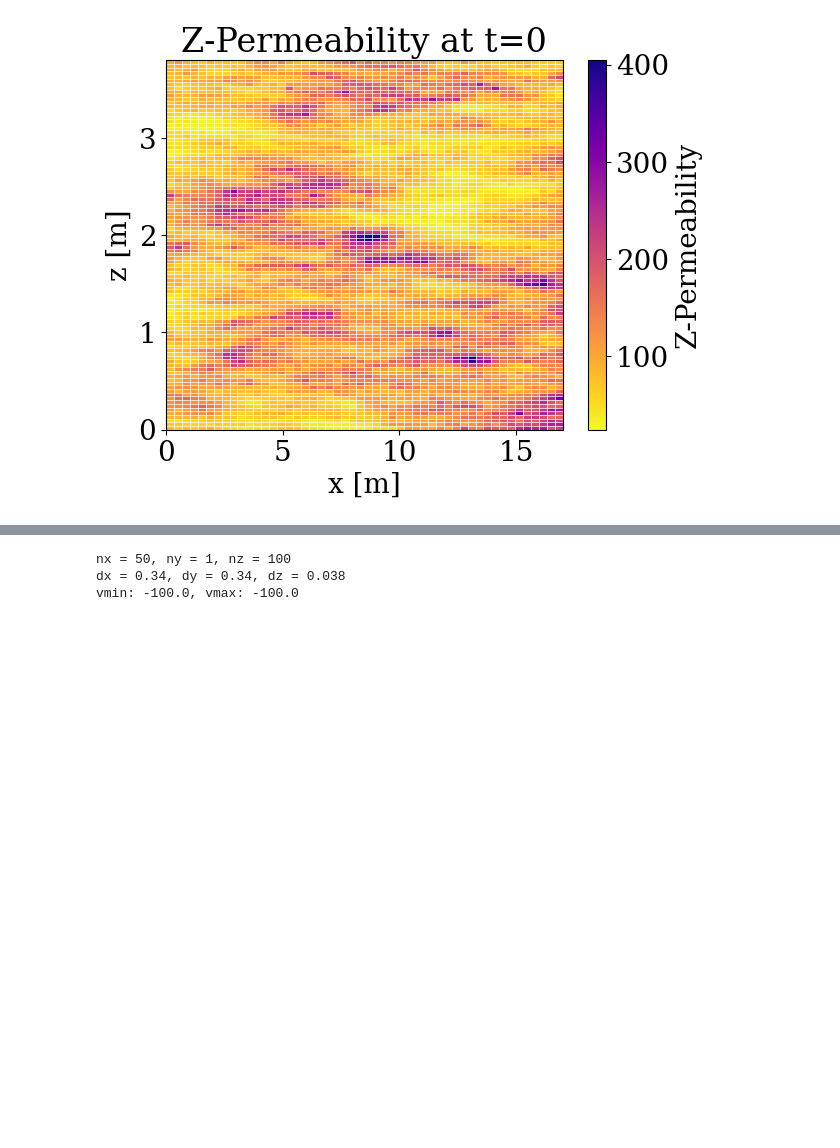
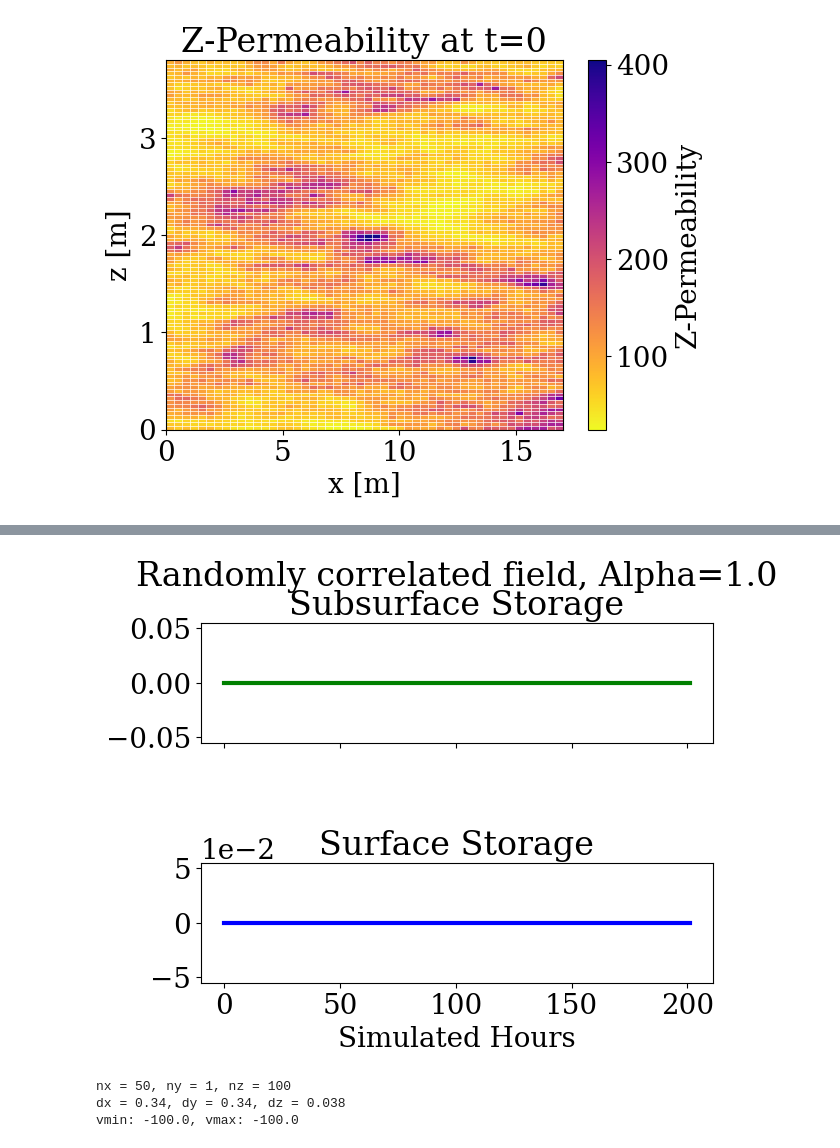
Before and after one commit to mashadab/ParFlow-project, a Jupyter notebook: Correlated-random-fields/Correlated-random-fields-Harvey-transient.ipynb, the cells around one changed output, grey strips where cells are left out. Cells and saved outputs as stored; diff of their text form; code cells hidden in the pictures; blank space fills up the shorter version.

Commit message:
Working on variation of surface/subsurface storage

```diff
--- a/Correlated-random-fields/Correlated-random-fields-Harvey-transient.ipynb
+++ b/Correlated-random-fields/Correlated-random-fields-Harvey-transient.ipynb
@@ -443,3 +443,81 @@ nx = 50, ny = 1, nz = 100
 dx = 0.34, dy = 0.34, dz = 0.038
 vmin: 24.271235829401636, vmax: 404.63964864827125
 [figure]
+# %%
+import parflow.tools.hydrology as hydro
+from glob import glob
+import matplotlib.pyplot as plt
+import numpy as np
+from parflow.tools.fs import get_absolute_path, cp, rm, mkdir, exists
+import parflow as pf
+
+def surface_subsurface_storage(alpha_vG):
+    run = Run.from_definition(f'{dir_name}/{run_name}.pfidb')
+    data = run.data_accessor
+    nt = len(data.times)
+    nx = data.shape[2]
+    ny = data.shape[1]
+    nz = data.shape[0]
+    dx = data.dx
+    dy = data.dy
+    dz = data.dz
+
+    print(nt,nx,ny,nz,dx,dy,dz)
+
+    porosity = data.computed_porosity
+    specific_storage = data.specific_storage
+    mannings = run.Mannings.Geom.domain.Value
+
+    ## remove input filenames for TopoSlopes to force the data accessor to read the output slopes
+    ## this fixes a windows issue
+    run.TopoSlopesX.FileName = None
+    run.TopoSlopesY.FileName = None
+
+    #slopex = data.slope_x
+    #slopey = data.slope_y
+    mask = data.mask
+
+    # formatting the mask so that values outside the domain are NA and inside the domain are 1
+    nanmask=mask.copy()
+    nanmask[nanmask == 0] = 'NaN'
+    nanmask[nanmask > 0] = 1
+
+    #Combining all outputs
+    files = glob(f"{dir_name}/{run_name}.out.satur.*.pfb")
+    saturation_arrays = pf.read_pfb_sequence(files)
+    files = glob(f"{dir_name}/{run_name}.out.press.*.pfb")
+    pressure_arrays = pf.read_pfb_sequence(files)
+
+    subsurface_storage = np.zeros(nt+1)
+    surface_storage = np.zeros(nt+1)
+    data.time = 0
+
+    for i, (pressure, saturation) in enumerate(zip(pressure_arrays, saturation_arrays)):
+        subsurface_storage[i, ...] = np.sum(hydro.calculate_subsurface_storage(porosity, pressure, saturation, specific_storage, dx, dy, dz, mask = nanmask),axis=(0, 1, 2))
+        # total surface storage for this time step is the summation of substorage surface across all x/y slices
+        surface_storage[i, ...] = np.sum( hydro.calculate_surface_storage(pressure, dx, dy, mask = nanmask),axis=(0, 1))
+        data.time = i
+
+    np.savez(f'Rnd_corr_fields_surface_subsurface_storage_alphavG{alpha_vG}',subsurface_storage,surface_storage)
+
+    #plotting components of water balance
+    fig, axs = plt.subplots(2, sharex=True)
+    fig.suptitle(f'Randomly correlated field, Alpha={alpha_vG}')
+    axs[0].plot(subsurface_storage, linewidth=3, color = "green")
+    axs[0].set_title("Subsurface Storage")
+    axs[1].plot(surface_storage, linewidth=3, color = "blue")
+    axs[1].set_title("Surface Storage")
+    plt.xlabel('Simulated Hours')
+    plt.subplots_adjust(left=0.1,
+                        bottom=0.1,
+                        right=0.9,
+                        top=0.85,
+                        wspace=0.7,
+                        hspace=1.0)
+    axs[1].ticklabel_format(axis='y', style='sci', scilimits=(0,0))
+    plt.savefig(f'Rnd_corr_fields_surface_subsurface_storage_alphavG{alpha_vG}.pdf',bbox_inches='tight', dpi = 600)
+    print(surface_storage)
+    print(subsurface_storage)
+
+surface_subsurface_storage(alpha_vG)
+# %% [output]
@@ -446,3 +541,4 @@ vmin: 24.271235829401636, vmax: 404.63964864827125
+[figure, added]
 # %%
 alpha_vG =1.0
 for time in time_array:
```
Also changed, not shown: parts of 4 cells of this notebook.
